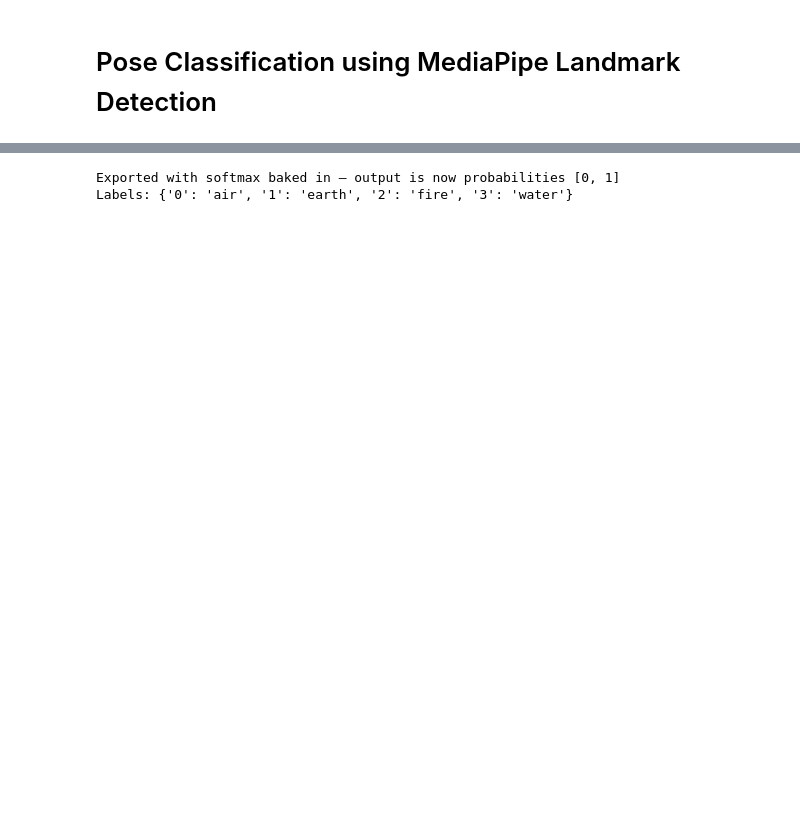
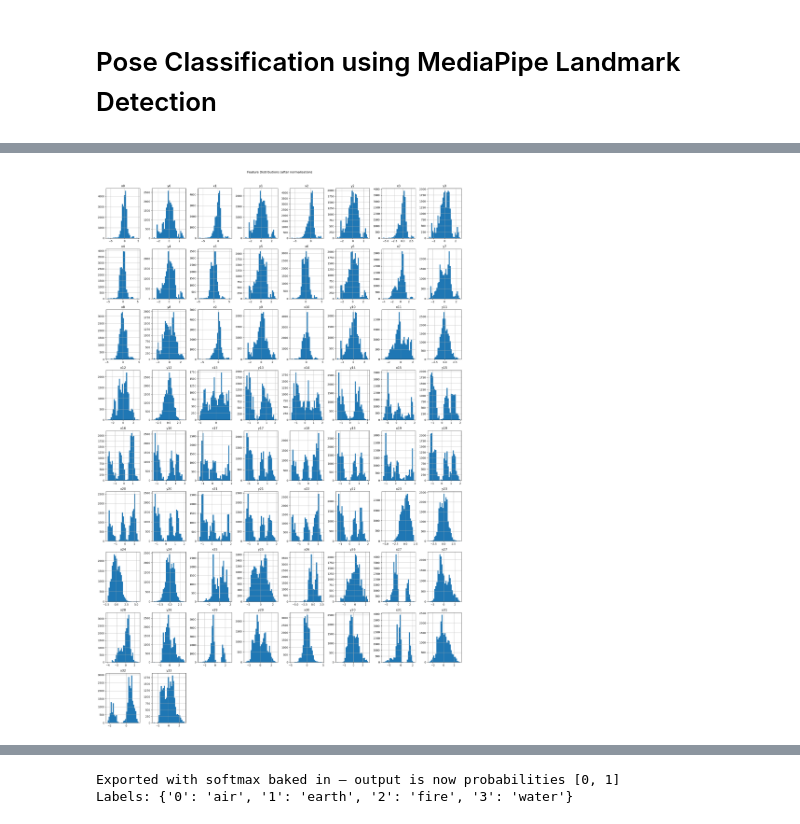
Before and after one commit to AmyJose/gameception, a Jupyter notebook: classificationModels/pose_classification.ipynb, the cells around one changed output, grey strips where cells are left out. Cells and saved outputs as stored; diff of their text form; code cells hidden in the pictures; blank space fills up the shorter version.

```diff
--- a/classificationModels/pose_classification.ipynb
+++ b/classificationModels/pose_classification.ipynb
@@ -142,0 +211,11 @@ Done!
+# %%
+# Explore if data is similar ranges
+feature_names = [col for col in data.columns if col != 'label']
+df_scaled = pd.DataFrame(X, columns=feature_names)
+
+df_scaled.hist(bins=30, figsize=(20, 30))
+plt.suptitle("Feature Distributions (after normalisation)", y=1.01)
+plt.tight_layout()
+plt.show()
+# %% [output]
+[figure, added]
```
Also changed, not shown: parts of 7 cells of this notebook, 5 other files.
